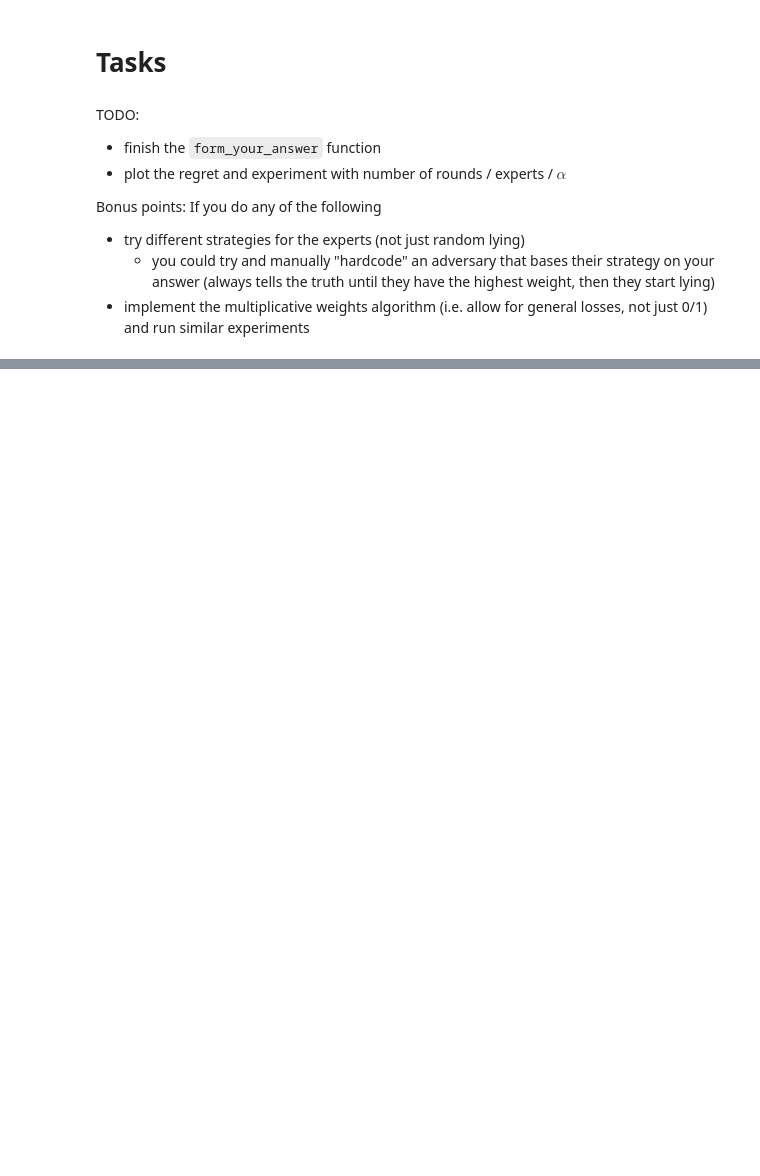
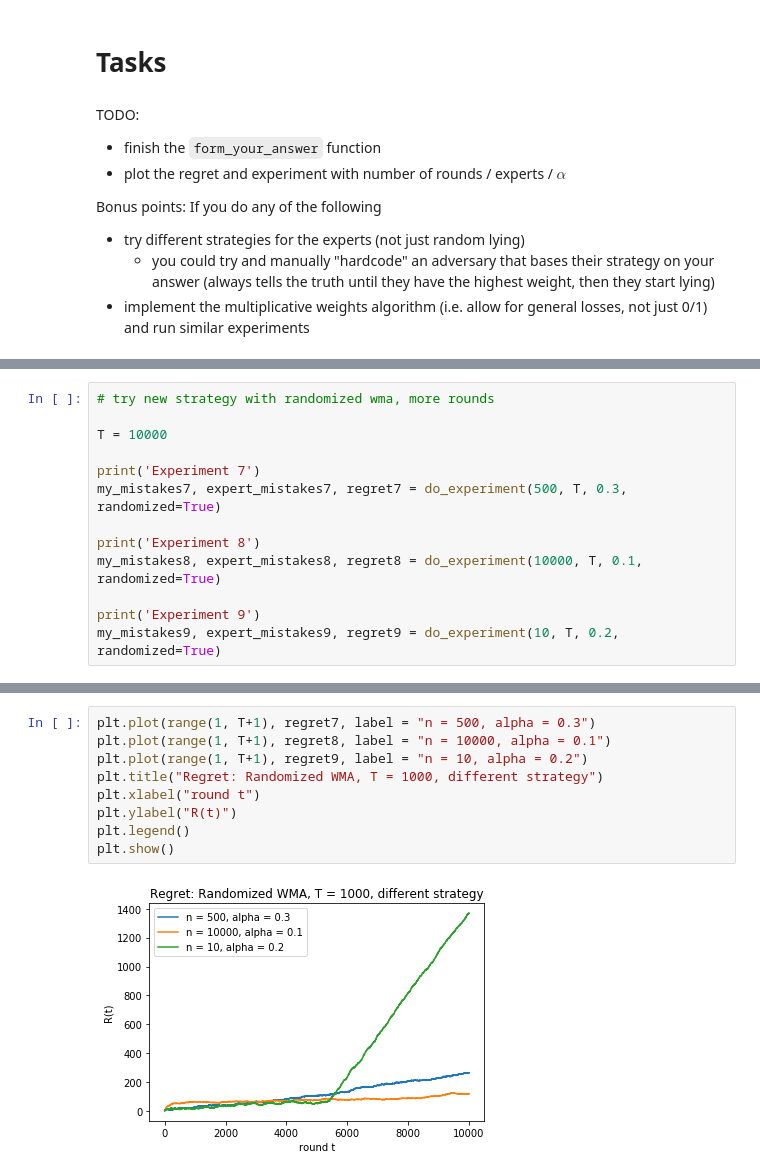
Before and after one commit to mozzafiato/Optimization-methods, a Jupyter notebook: exercises/06_Online_learning/Online_learning.ipynb, the cells around one changed output, grey strips where cells are left out. Drawn from its saved outputs; the diff is of its cells as text; blank space fills up the shorter version.

```diff
--- a/exercises/06_Online_learning/Online_learning.ipynb
+++ b/exercises/06_Online_learning/Online_learning.ipynb
@@ -182,0 +263,13 @@ plt.show()
+# %%
+# try new strategy with randomized wma, more rounds
+
+T = 10000
+
+print('Experiment 7')
+my_mistakes7, expert_mistakes7, regret7 = do_experiment(500, T, 0.3, randomized=True)
+
+print('Experiment 8')
+my_mistakes8, expert_mistakes8, regret8 = do_experiment(10000, T, 0.1, randomized=True)
+
+print('Experiment 9')
+my_mistakes9, expert_mistakes9, regret9 = do_experiment(10, T, 0.2, randomized=True)
@@ -182,0 +286,11 @@ plt.show()
+# %%
+plt.plot(range(1, T+1), regret7, label = "n = 500, alpha = 0.3")
+plt.plot(range(1, T+1), regret8, label = "n = 10000, alpha = 0.1")
+plt.plot(range(1, T+1), regret9, label = "n = 10, alpha = 0.2")
+plt.title("Regret: Randomized WMA, T = 1000, different strategy")
+plt.xlabel("round t")
+plt.ylabel("R(t)")
+plt.legend()
+plt.show()
+# %% [output]
+[figure, added]
```
Also changed, not shown: parts of 12 cells of this notebook.
